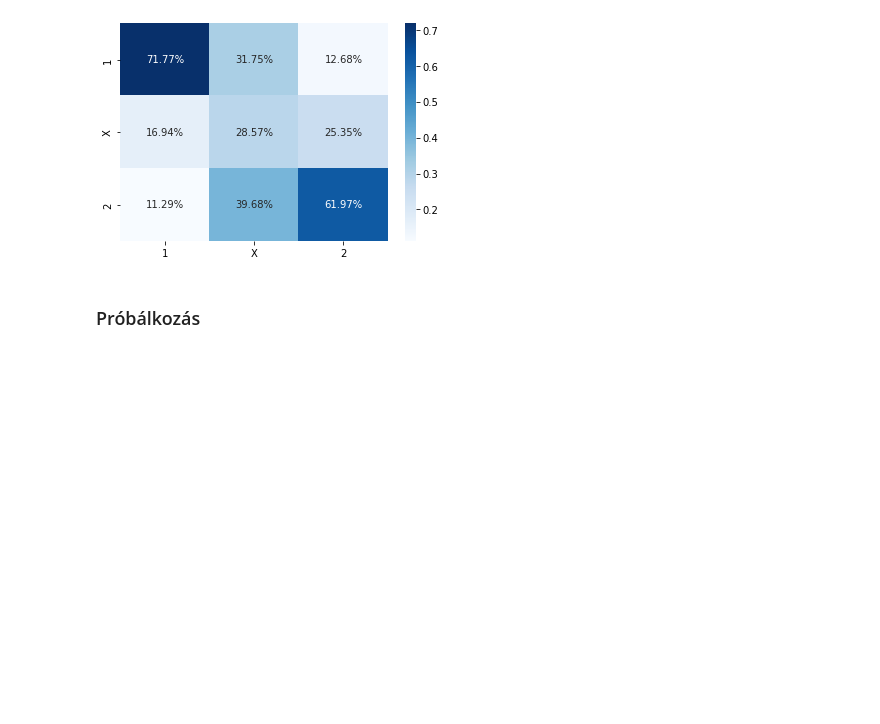
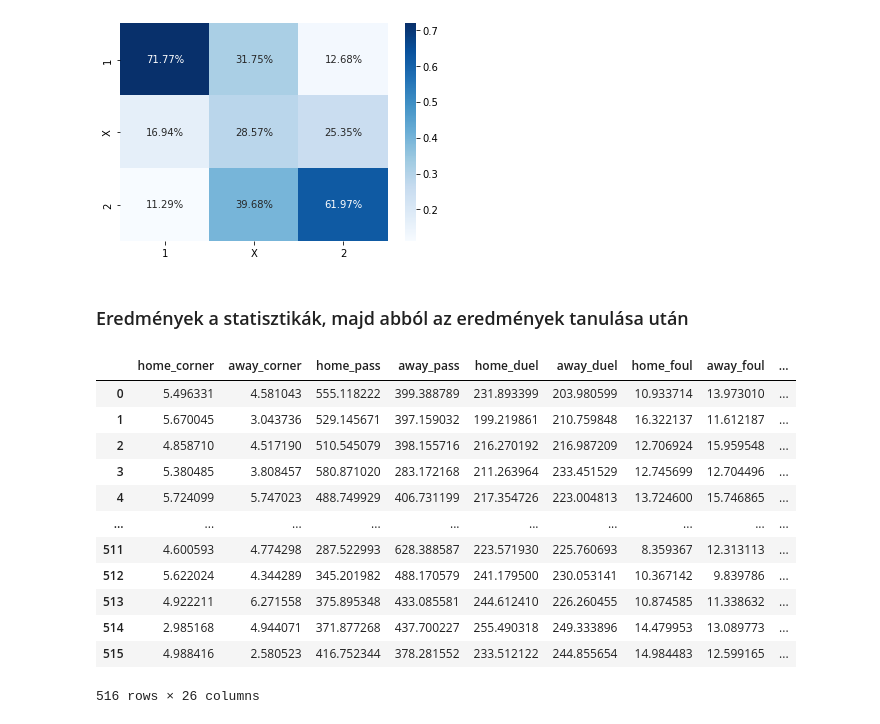
Before and after one commit to mebalint/hgt_m_csapat, a Jupyter notebook: hgt_football_project.ipynb, the cells around one changed output. Cells and saved outputs as stored; diff of their text form; code cells hidden in the pictures; blank space fills up the shorter version.

```diff
--- a/hgt_football_project.ipynb
+++ b/hgt_football_project.ipynb
@@ -412,5 +412,11 @@ sns.heatmap(cf_matrix/np.repeat([np.sum(cf_matrix, axis=0)], 3, axis=0), annot=T
 # %% [output]
 <matplotlib.axes._subplots.AxesSubplot at 0x...>
 [figure]
-# %% [markdown]
-### Próbálkozás
+# %% [markdown]
+### Eredmények a statisztikák, majd abból az eredmények tanulása után
+# %%
+def stat_results(stat_number,  clf_loc, stats_loc=stats, matches_stat_loc=matches_stat):
+  clf=stat_fit_model(stat_number,  clf_loc, stats_locc=stats_loc, matches_stat_locc=matches_stat_loc)
+  X_stat_test, y_stat_test, _ = stat_generator_test(stat_number)
+  y_pred=clf.predict(X_stat_test)
+  return y_pred
@@ -416,0 +429,17 @@ sns.heatmap(cf_matrix/np.repeat([np.sum(cf_matrix, axis=0)], 3, axis=0), annot=T
+# %%
+stat_df = pd.DataFrame(list(zip(*list_of_stats)), columns=list_of_stats_names)
+stat_df
+# %% [output]
+|  | home_corner | away_corner | home_pass | away_pass | home_duel | away_duel | home_foul | away_foul | ... |
+| 0 | 5.496331 | 4.581043 | 555.118222 | 399.388789 | 231.893399 | 203.980599 | 10.933714 | 13.973010 | ... |
+| 1 | 5.670045 | 3.043736 | 529.145671 | 397.159032 | 199.219861 | 210.759848 | 16.322137 | 11.612187 | ... |
+| 2 | 4.858710 | 4.517190 | 510.545079 | 398.155716 | 216.270192 | 216.987209 | 12.706924 | 15.959548 | ... |
+| 3 | 5.380485 | 3.808457 | 580.871020 | 283.172168 | 211.263964 | 233.451529 | 12.745699 | 12.704496 | ... |
+| 4 | 5.724099 | 5.747023 | 488.749929 | 406.731199 | 217.354726 | 223.004813 | 13.724600 | 15.746865 | ... |
+| ... | ... | ... | ... | ... | ... | ... | ... | ... | ... |
+| 511 | 4.600593 | 4.774298 | 287.522993 | 628.388587 | 223.571930 | 225.760693 | 8.359367 | 12.313113 | ... |
+| 512 | 5.622024 | 4.344289 | 345.201982 | 488.170579 | 241.179500 | 230.053141 | 10.367142 | 9.839786 | ... |
+| 513 | 4.922211 | 6.271558 | 375.895348 | 433.085581 | 244.612410 | 226.260455 | 10.874585 | 11.338632 | ... |
+| 514 | 2.985168 | 4.944071 | 371.877268 | 437.700227 | 255.490318 | 249.333896 | 14.479953 | 13.089773 | ... |
+| 515 | 4.988416 | 2.580523 | 416.752344 | 378.281552 | 233.512122 | 244.855654 | 14.984483 | 12.599165 | ... |
+516 rows × 26 columns
```
Also changed, not shown: parts of 12 cells of this notebook.
